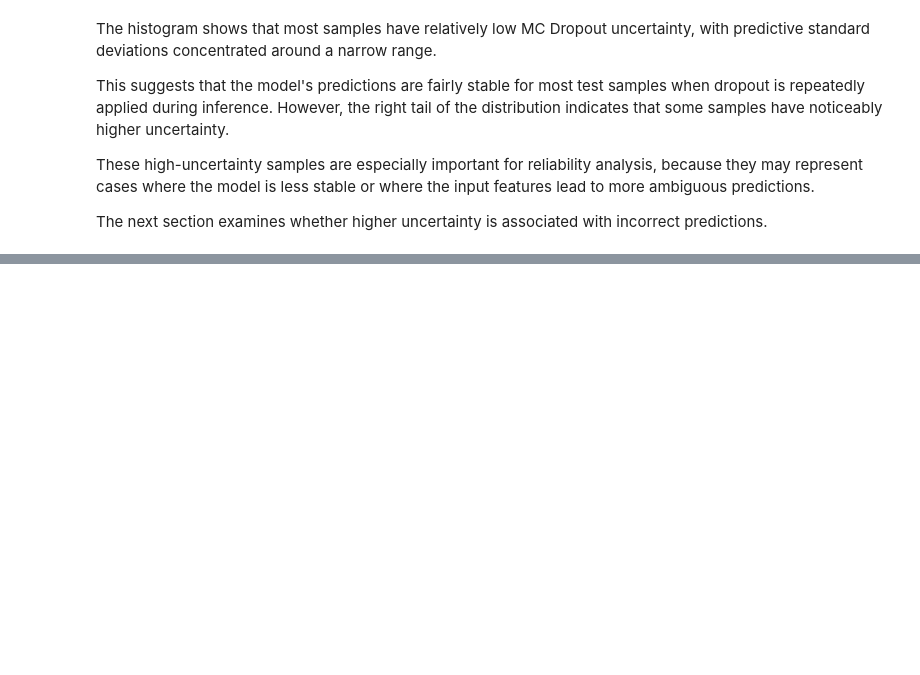
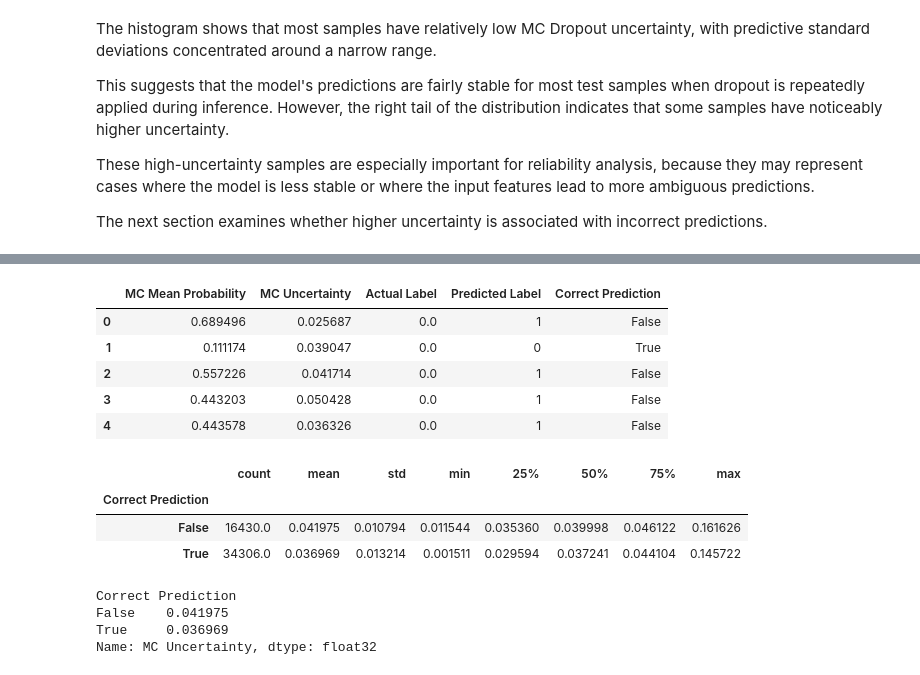
Before and after one commit to jayjay0317/diabetes-risk-reliability-pytorch, a Jupyter notebook: notebooks/04_calibration_uncertainty.ipynb, the cells around one changed output, grey strips where cells are left out. Saved outputs shown, nothing was run; the diff lists cells and outputs as text; code cells hidden in the pictures; blank space fills up the shorter version.

Commit message:
Compare uncertainty for correct and incorrect predictions

```diff
--- a/notebooks/04_calibration_uncertainty.ipynb
+++ b/notebooks/04_calibration_uncertainty.ipynb
@@ -580,7 +580,7 @@ This uncertainty estimate is model-based and should be interpreted as an approxi
 mc_uncertainty_df = pd.DataFrame({
     "MC Mean Probability": mc_mean_probs,
     "MC Uncertainty": mc_std_probs,
-    "Actual label": test_targets
+    "Actual Label": test_targets
 })
 
 mc_uncertainty_df[["MC Mean Probability", "MC Uncertainty"]].describe()
@@ -621,0 +630,40 @@ The next section examines whether higher uncertainty is associated with incorrec
+# %%
+RECALL_TARGETED_THRESHOLD = 0.432
+
+mc_pred_recall_targeted = (mc_mean_probs >= RECALL_TARGETED_THRESHOLD).astype(int)
+
+mc_uncertainty_df["Predicted Label"] = mc_pred_recall_targeted
+mc_uncertainty_df["Correct Prediction"] = (
+    mc_uncertainty_df["Predicted Label"] == mc_uncertainty_df["Actual Label"]
+)
+
+mc_uncertainty_df.head()
+# %% [output]
+|  | MC Mean Probability | MC Uncertainty | Actual Label | Predicted Label | Correct Prediction |
+| 0 | 0.689496 | 0.025687 | 0.0 | 1 | False |
+| 1 | 0.111174 | 0.039047 | 0.0 | 0 | True |
+| 2 | 0.557226 | 0.041714 | 0.0 | 1 | False |
+| 3 | 0.443203 | 0.050428 | 0.0 | 1 | False |
+| 4 | 0.443578 | 0.036326 | 0.0 | 1 | False |
+# %%
+uncertain_by_correctness = mc_uncertainty_df.groupby("Correct Prediction")[
+    "MC Uncertainty"
+].describe()
+
+uncertain_by_correctness
+# %% [output]
+|  | count | mean | std | min | 25% | 50% | 75% | max |
+| Correct Prediction |  |  |  |  |  |  |  |  |
+| False | 16430.0 | 0.041975 | 0.010794 | 0.011544 | 0.035360 | 0.039998 | 0.046122 | 0.161626 |
+| True | 34306.0 | 0.036969 | 0.013214 | 0.001511 | 0.029594 | 0.037241 | 0.044104 | 0.145722 |
+# %%
+mean_uncertainty_comparison = mc_uncertainty_df.groupby("Correct Prediction")[
+    "MC Uncertainty"
+].mean()
+
+mean_uncertainty_comparison
+# %% [output]
+Correct Prediction
+False    0.041975
+True     0.036969
+Name: MC Uncertainty, dtype: float32
```
Also changed, not shown: parts of 2 cells of this notebook.
